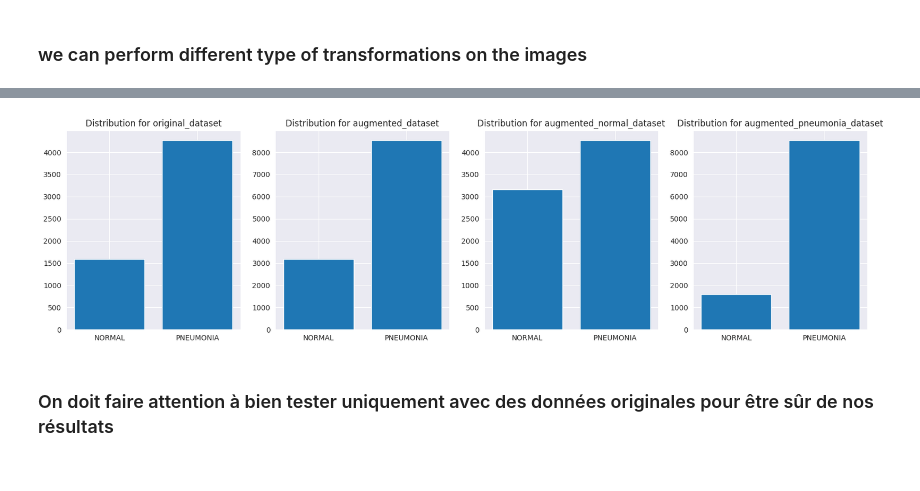
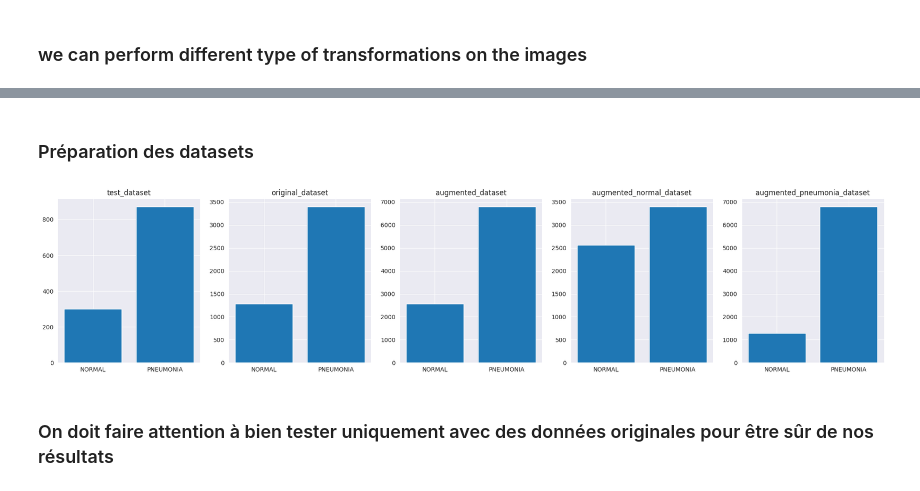
Before and after one commit to YvanDesPatates/IA_XRay_chest, a Jupyter notebook: deep_learning_augmented.ipynb, the cells around one changed output, grey strips where cells are left out. Cells and saved outputs as stored; diff of their text form; code cells hidden in the pictures.

```diff
--- a/deep_learning_augmented.ipynb
+++ b/deep_learning_augmented.ipynb
@@ -136,13 +91,2 @@ browse_imgs(load_datasets)
-# %%
-def display_distribution_per_ratios():
-    fig, ax = plt.subplots(1, len(distribution), figsize=(5 * len(distribution), 5))
-    for i, (dataset_key, dataset_distribution) in enumerate(distribution.items()):
-        ax[i].bar(["NORMAL", "PNEUMONIA"], [dataset_distribution['NORMAL'], dataset_distribution['PNEUMONIA']])
-        ax[i].set_title(f"Distribution for {dataset_key}")
-
-    plt.show()
-
-
-display_distribution_per_ratios()
-# %% [output]
-[figure, removed]
+# %% [markdown]
+### Préparation des datasets
@@ -149,2 +151,22 @@ display_distribution_per_ratios()
+# %%
+def display_distribution(datasetsY, datasets_names):
+    fig, ax = plt.subplots(1, len(datasetsY), figsize=(5 * len(datasetsY), 5))
+    #iterate on each datasetY to count the number of each category
+    for index, datasetY in enumerate(datasetsY):
+        dataset = datasetY.tolist()
+        ax[index].bar(["NORMAL", "PNEUMONIA"], [dataset.count(0), dataset.count(1)])
+        ax[index].set_title(datasets_names[index])
+
+    plt.show()
+
+
+display_distribution([test_datasetY,
+                      original_datasetY,
+                      np.concatenate((original_datasetY, augmented_datasetY)),
+                      np.concatenate((original_datasetY, augmented_normal_datasetY)),
+                      np.concatenate((original_datasetY, augmented_pneumonia_datasetY))],
+                     ["test_dataset", "original_dataset", "augmented_dataset", "augmented_normal_dataset", "augmented_pneumonia_dataset"])
+# %% [output]
+[figure, added]
 # %% [markdown]
 ### On doit faire attention à bien tester uniquement avec des données originales pour être sûr de nos résultats
```
Also changed, not shown: parts of 18 cells of this notebook.
